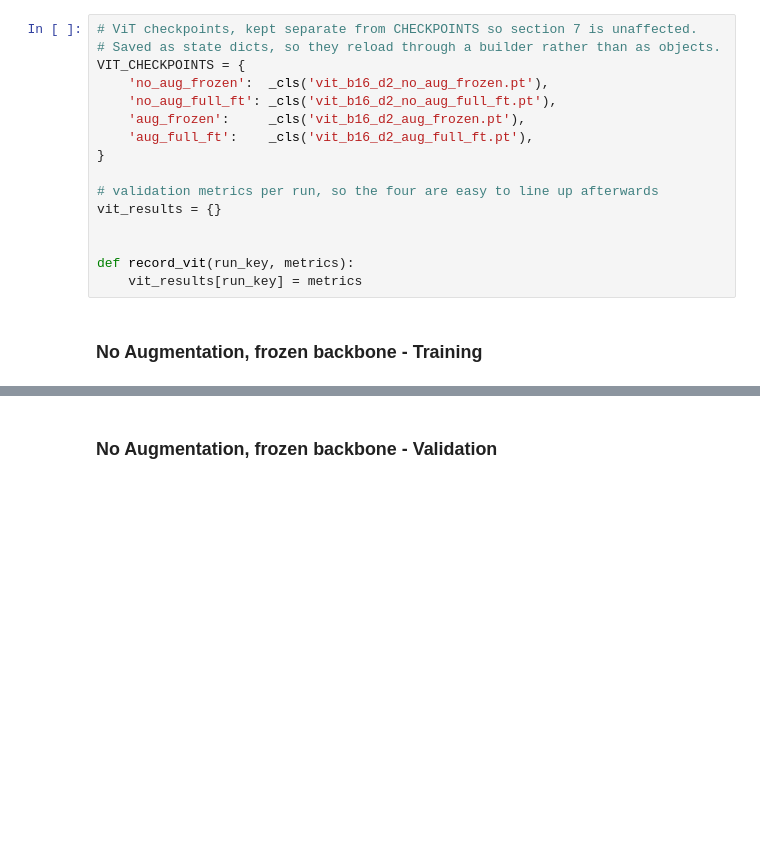
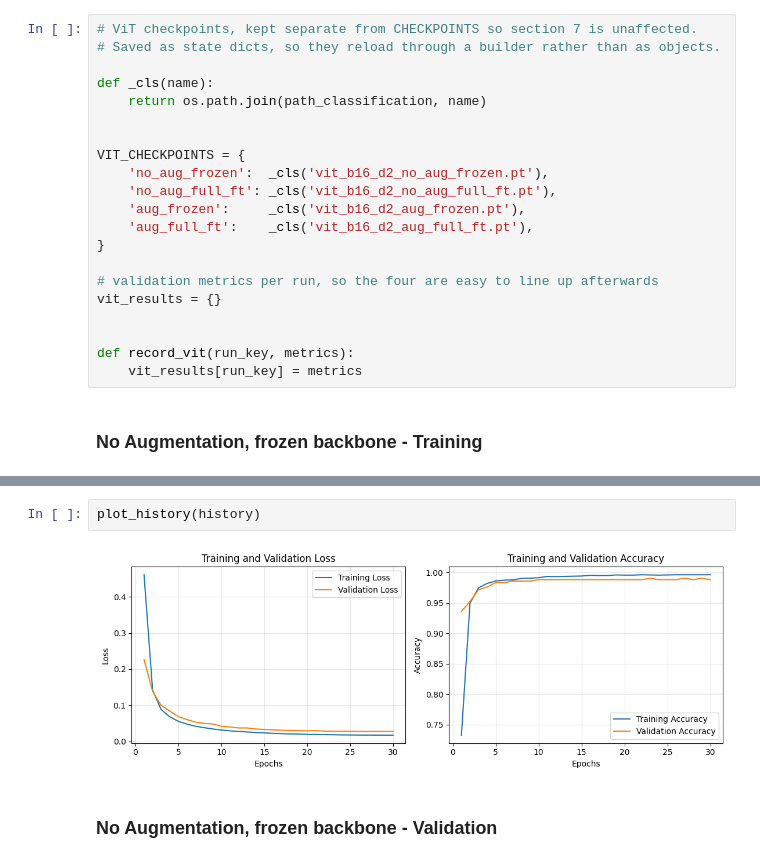
Before and after one commit to Daudi-Zacharia/msc-thesis, a Jupyter notebook: classification/clean_notebooks/d2_experiments.ipynb, the cells around one changed output, grey strips where cells are left out. Saved outputs shown, nothing was run; the diff lists cells and outputs as text; blank space fills up the shorter version.

```diff
--- a/classification/clean_notebooks/d2_experiments.ipynb
+++ b/classification/clean_notebooks/d2_experiments.ipynb
@@ -1933,6 +1960,11 @@ def run_tsne_vit(model, data_dir, transform, title='', batch_size=64, device='cp
 # %%
 # ViT checkpoints, kept separate from CHECKPOINTS so section 7 is unaffected.
 # Saved as state dicts, so they reload through a builder rather than as objects.
+
+def _cls(name):
+    return os.path.join(path_classification, name)
+
+
 VIT_CHECKPOINTS = {
     'no_aug_frozen':  _cls('vit_b16_d2_no_aug_frozen.pt'),
     'no_aug_full_ft': _cls('vit_b16_d2_no_aug_full_ft.pt'),
@@ -1970,3 +2022,7 @@ plot_history(history)
+# %%
+plot_history(history)
+# %% [output]
+[figure, added]
 # %% [markdown]
 ### No Augmentation, frozen backbone - Validation
 # %%
```
Also changed, not shown: parts of 20 cells of this notebook.
